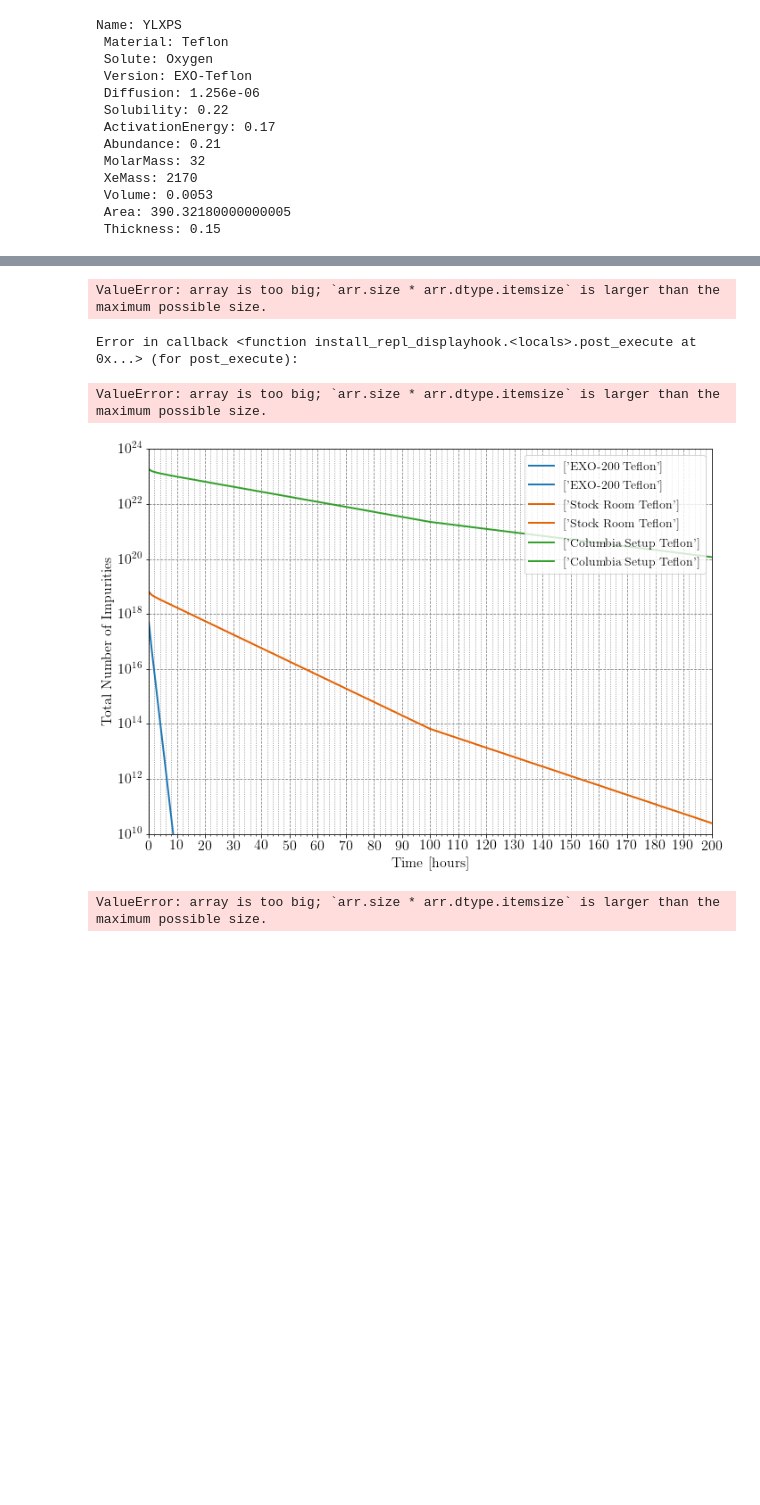
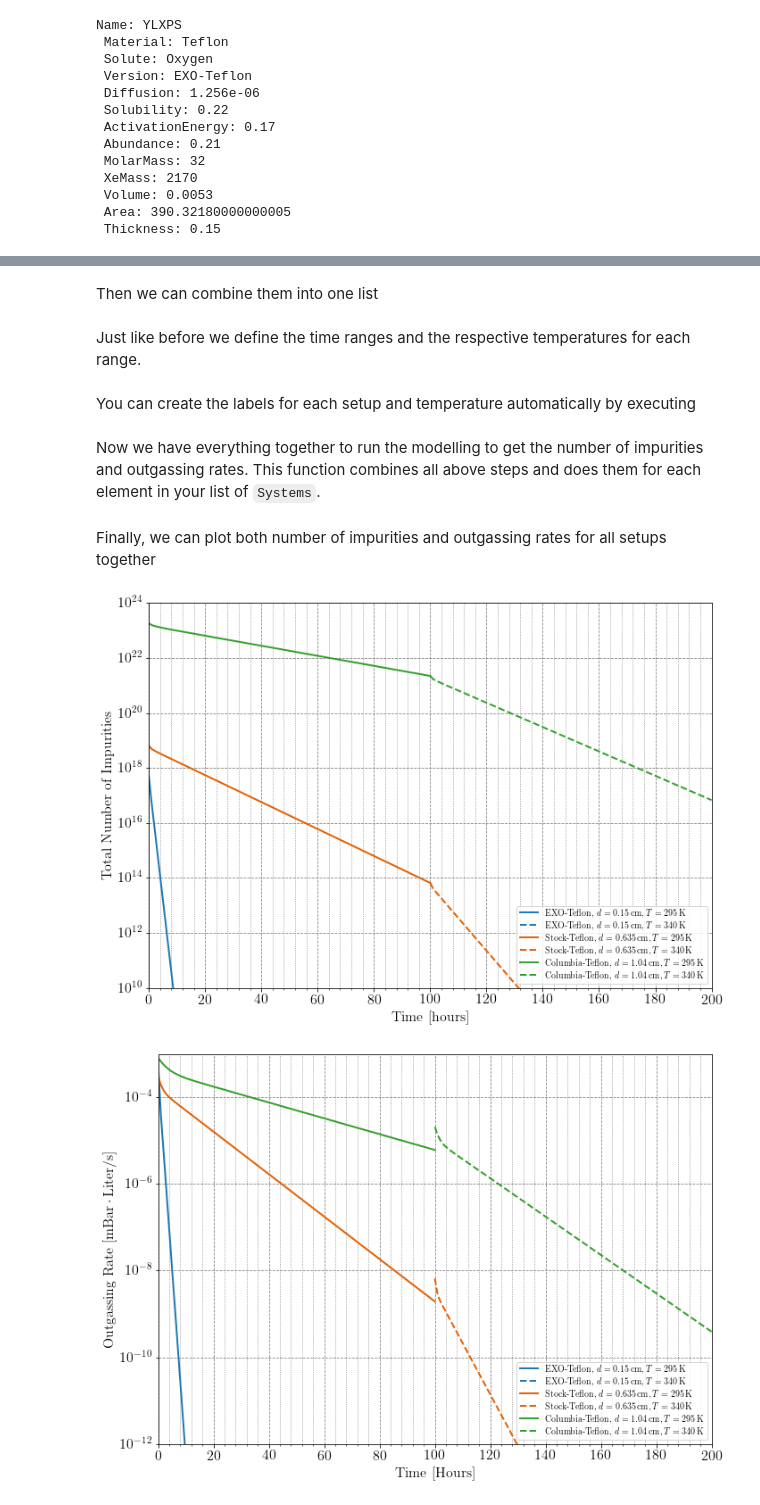
Before and after one commit to nEXO-collaboration/Impurity-Model, a Jupyter notebook: Modelling.ipynb, the cells around one changed output, grey strips where cells are left out. Cells and saved outputs as stored; diff of their text form; code cells hidden in the pictures; blank space fills up the shorter version.

```diff
--- a/Modelling.ipynb
+++ b/Modelling.ipynb
@@ -74,18 +91,5 @@ PlotFlowRateVsTime([S1], XRange=[0,20], XTicks=2)
 S1 = System(Setup='YLXPS', Material='Teflon', Solute='Oxygen', Version='EXO-Teflon')
 S2 = System(Setup='YLXPS', Material='Teflon', Solute='Oxygen', Version='Stock-Teflon')
 S3 = System(Setup='YLXPS', Material='Teflon', Solute='Oxygen', Version='Columbia-Teflon')
-
-Systems = [S1,S2,S3]
-Labels = [['EXO-200 Teflon'], ['Stock Room Teflon'], ['Columbia Setup Teflon']]
-Temperature = [295, 280]
-Time = GetTimeStamps(Points=[0,100,200], Spacing=1, TimeScale='Hours')
-DoModelling(Systems, Labels, Temperature, Time)
-
-PlotImpuritiesVsTime(Systems)
-PlotFlowRateVsTime(Systems,YRange=[1E-20,1E20])
-# %% [output]
-ValueError: array is too big; `arr.size * arr.dtype.itemsize` is larger than the maximum possible size.
-Error in callback <function install_repl_displayhook.<locals>.post_execute at 0x...> (for post_execute):
-ValueError: array is too big; `arr.size * arr.dtype.itemsize` is larger than the maximum possible size.
-[figure, removed]
-ValueError: array is too big; `arr.size * arr.dtype.itemsize` is larger than the maximum possible size.
+# %% [markdown]
+Then we can combine them into one list
@@ -91,0 +98,2 @@ ValueError: array is too big; `arr.size * arr.dtype.itemsize` is larger than the
+# %% [markdown]
+Just like before we define the time ranges and the respective temperatures for each range.
@@ -91,0 +103,2 @@ ValueError: array is too big; `arr.size * arr.dtype.itemsize` is larger than the
+# %% [markdown]
+You can create the labels for each setup and temperature automatically by executing
@@ -91,0 +107,2 @@ ValueError: array is too big; `arr.size * arr.dtype.itemsize` is larger than the
+# %% [markdown]
+Now we have everything together to run the modelling to get the number of impurities and outgassing rates. This function combines all above steps and does them for each element in your list of `Systems`.
@@ -91,0 +111,8 @@ ValueError: array is too big; `arr.size * arr.dtype.itemsize` is larger than the
+# %% [markdown]
+Finally, we can plot both number of impurities and outgassing rates for all setups together
+# %%
+PlotImpuritiesVsTime(Systems)
+PlotFlowRateVsTime(Systems)
+# %% [output]
+[figure, added]
+[figure, added]
```
Also changed, not shown: parts of 29 cells of this notebook.
